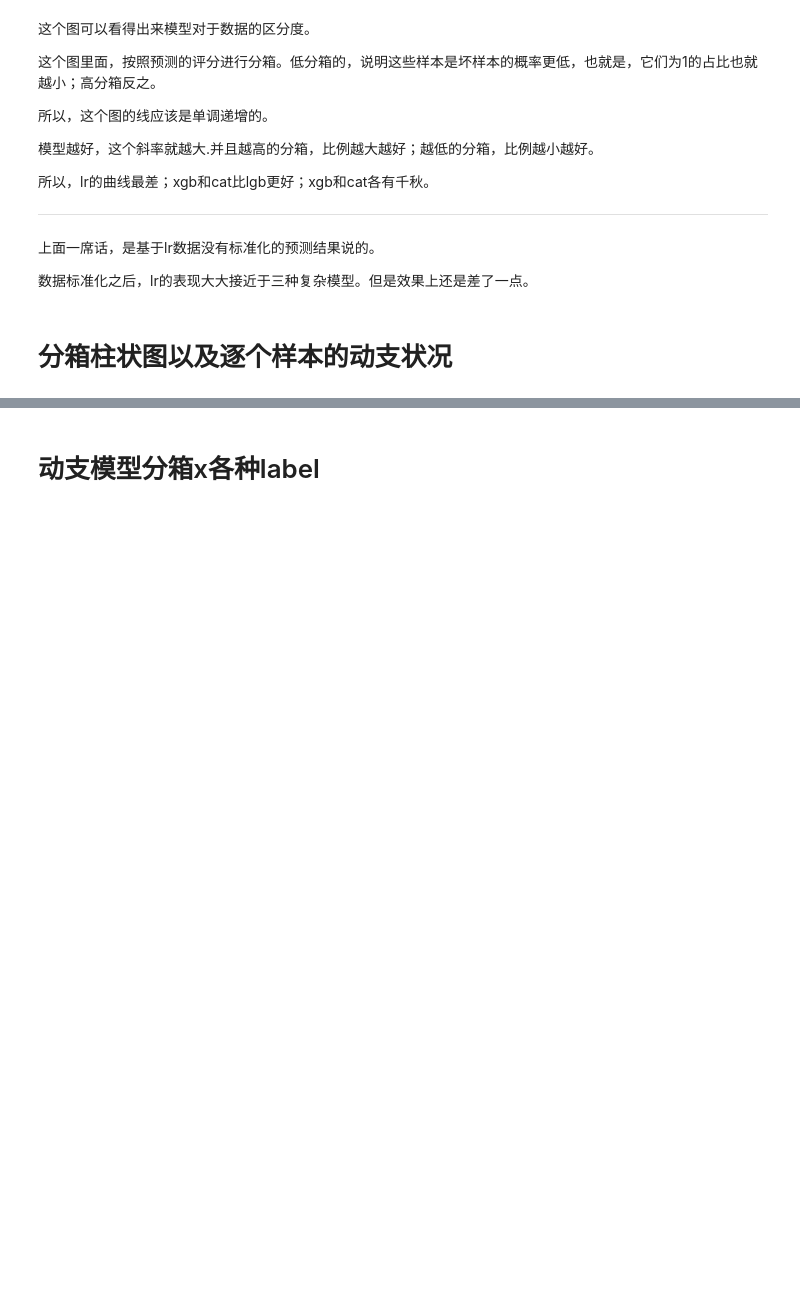
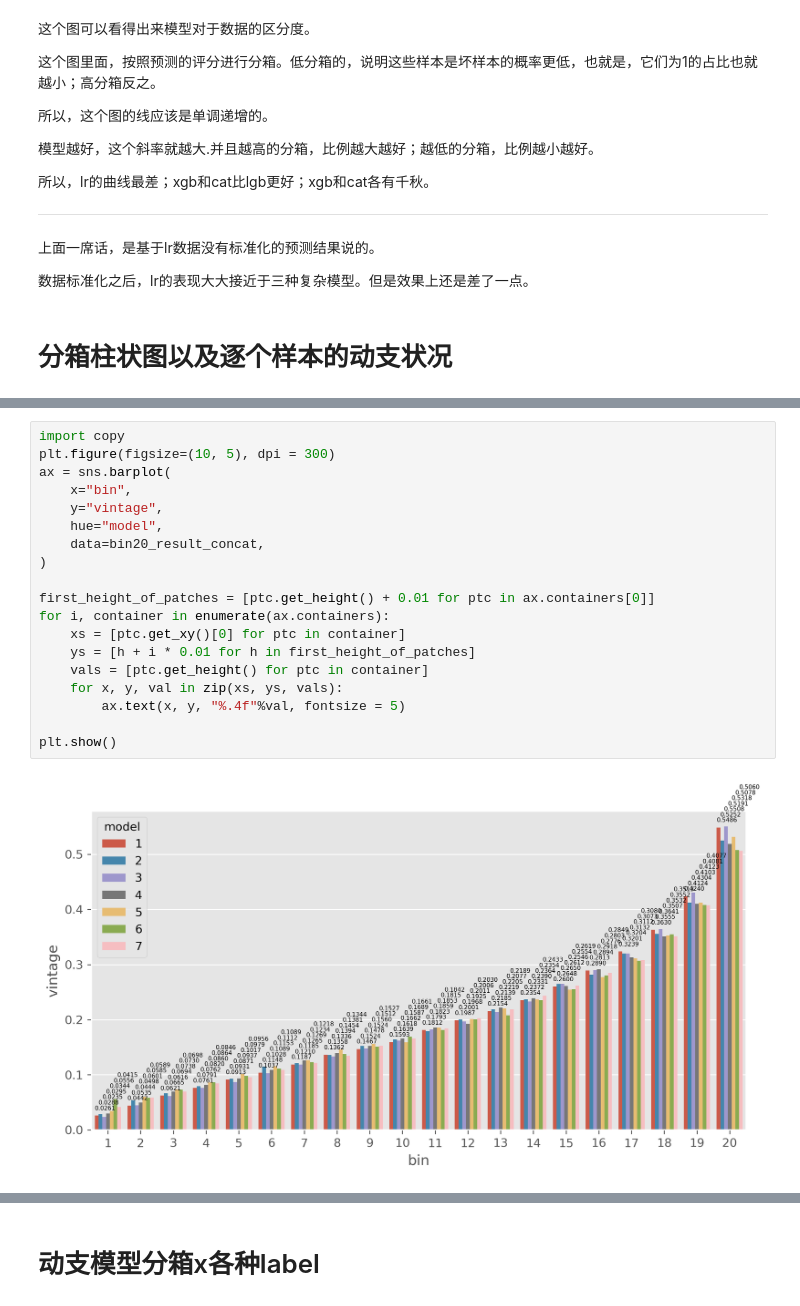
Before and after one commit to XMK233/ML_Tryout, a Jupyter notebook: 1-常用模型评价指标.ipynb, the cells around one changed output, grey strips where cells are left out. Drawn from its saved outputs; the diff is of its cells as text; blank space fills up the shorter version.

```diff
--- a/1-常用模型评价指标.ipynb
+++ b/1-常用模型评价指标.ipynb
@@ -1083,0 +1108,21 @@ model_test_nindexs_models_v2(
+# %%
+import copy
+plt.figure(figsize=(10, 5), dpi = 300)
+ax = sns.barplot(
+    x="bin",
+    y="vintage",
+    hue="model",
+    data=bin20_result_concat,
+)
+
+first_height_of_patches = [ptc.get_height() + 0.01 for ptc in ax.containers[0]]
+for i, container in enumerate(ax.containers):
+    xs = [ptc.get_xy()[0] for ptc in container]
+    ys = [h + i * 0.01 for h in first_height_of_patches]
+    vals = [ptc.get_height() for ptc in container]
+    for x, y, val in zip(xs, ys, vals):
+        ax.text(x, y, "%.4f"%val, fontsize = 5)
+
+plt.show()
+# %% [output]
+[figure, added]
```
Also changed, not shown: parts of 8 cells of this notebook, 2 other files.
